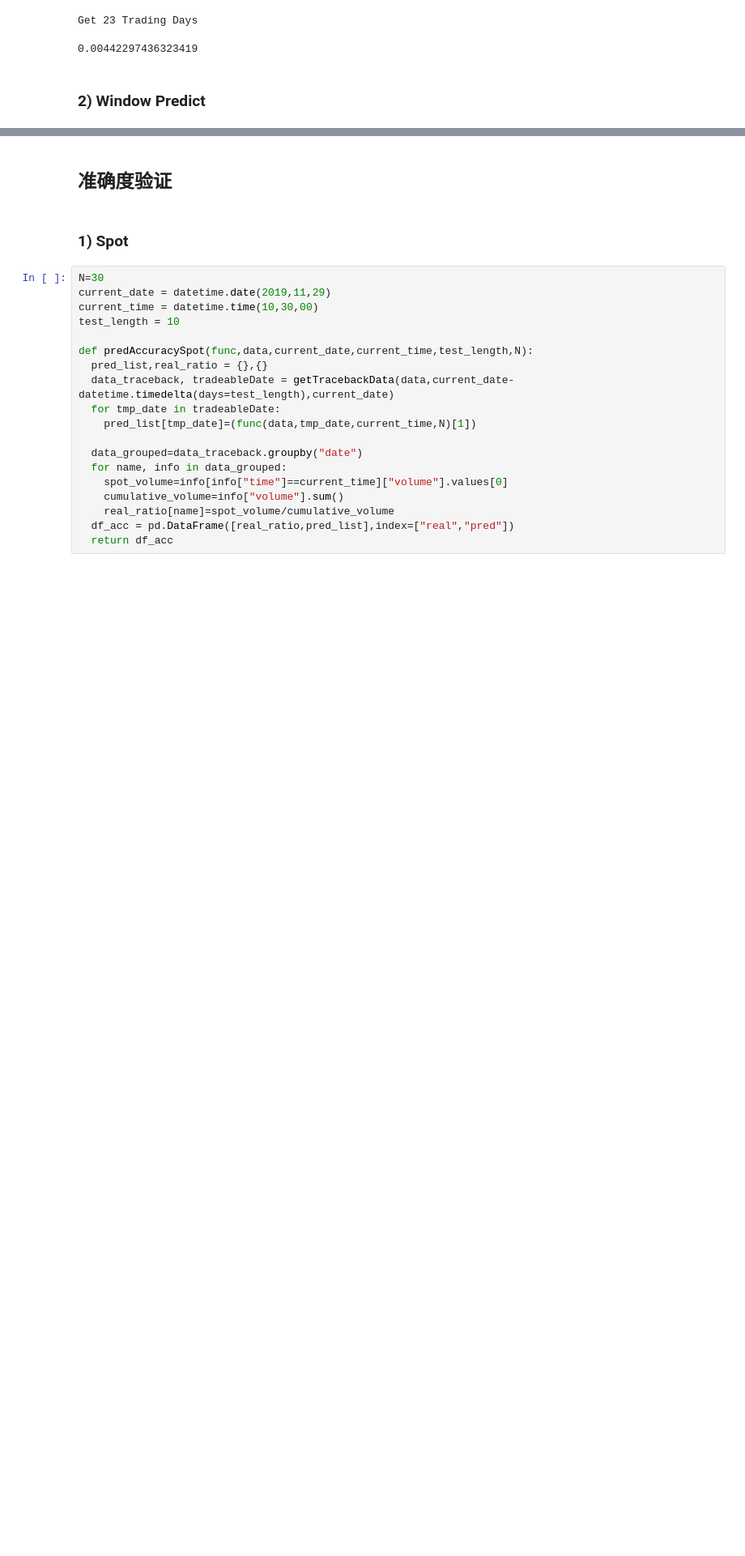
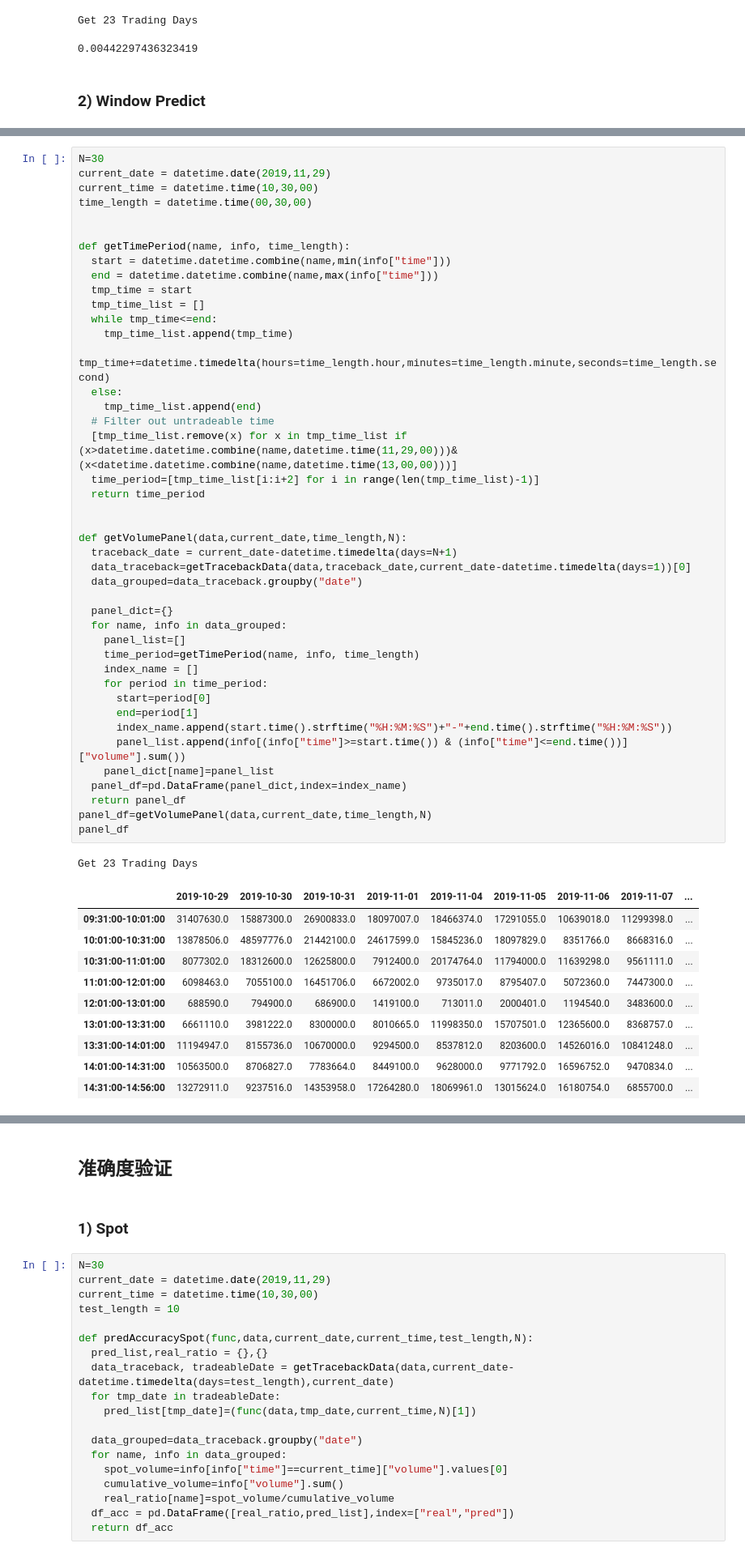
Before and after one commit to GehuaZhang/AlgoExecution, a Jupyter notebook: AlgoExecution.ipynb, the cells around one changed output, grey strips where cells are left out. Shown at 81% size. Drawn from its saved outputs; the diff is of its cells as text; blank space fills up the shorter version.

```diff
--- a/AlgoExecution.ipynb
+++ b/AlgoExecution.ipynb
@@ -195,0 +206,55 @@ Get 23 Trading Days
+# %%
+N=30
+current_date = datetime.date(2019,11,29)
+current_time = datetime.time(10,30,00)
+time_length = datetime.time(00,30,00)
+
+
+def getTimePeriod(name, info, time_length):
+  start = datetime.datetime.combine(name,min(info["time"]))
+  end = datetime.datetime.combine(name,max(info["time"]))
+  tmp_time = start
+  tmp_time_list = []
+  while tmp_time<=end:
+    tmp_time_list.append(tmp_time)
+    tmp_time+=datetime.timedelta(hours=time_length.hour,minutes=time_length.minute,seconds=time_length.second)
+  else:
+    tmp_time_list.append(end)
+  # Filter out untradeable time
+  [tmp_time_list.remove(x) for x in tmp_time_list if (x>datetime.datetime.combine(name,datetime.time(11,29,00)))&(x<datetime.datetime.combine(name,datetime.time(13,00,00)))]
+  time_period=[tmp_time_list[i:i+2] for i in range(len(tmp_time_list)-1)]
+  return time_period
+
+
+def getVolumePanel(data,current_date,time_length,N):
+  traceback_date = current_date-datetime.timedelta(days=N+1)
+  data_traceback=getTracebackData(data,traceback_date,current_date-datetime.timedelta(days=1))[0]
+  data_grouped=data_traceback.groupby("date")
+
+  panel_dict={}
+  for name, info in data_grouped:
+    panel_list=[]
+    time_period=getTimePeriod(name, info, time_length)
+    index_name = []
+    for period in time_period:
+      start=period[0]
+      end=period[1]
+      index_name.append(start.time().strftime("%H:%M:%S")+"-"+end.time().strftime("%H:%M:%S"))
+      panel_list.append(info[(info["time"]>=start.time()) & (info["time"]<=end.time())]["volume"].sum())
+    panel_dict[name]=panel_list
+  panel_df=pd.DataFrame(panel_dict,index=index_name)
+  return panel_df
+panel_df=getVolumePanel(data,current_date,time_length,N)
+panel_df
+# %% [output]
+Get 23 Trading Days
+|  | 2019-10-29 | 2019-10-30 | 2019-10-31 | 2019-11-01 | 2019-11-04 | 2019-11-05 | 2019-11-06 | 2019-11-07 | ... |
+| 09:31:00-10:01:00 | 31407630.0 | 15887300.0 | 26900833.0 | 18097007.0 | 18466374.0 | 17291055.0 | 10639018.0 | 11299398.0 | ... |
+| 10:01:00-10:31:00 | 13878506.0 | 48597776.0 | 21442100.0 | 24617599.0 | 15845236.0 | 18097829.0 | 8351766.0 | 8668316.0 | ... |
+| 10:31:00-11:01:00 | 8077302.0 | 18312600.0 | 12625800.0 | 7912400.0 | 20174764.0 | 11794000.0 | 11639298.0 | 9561111.0 | ... |
+| 11:01:00-12:01:00 | 6098463.0 | 7055100.0 | 16451706.0 | 6672002.0 | 9735017.0 | 8795407.0 | 5072360.0 | 7447300.0 | ... |
+| 12:01:00-13:01:00 | 688590.0 | 794900.0 | 686900.0 | 1419100.0 | 713011.0 | 2000401.0 | 1194540.0 | 3483600.0 | ... |
+| 13:01:00-13:31:00 | 6661110.0 | 3981222.0 | 8300000.0 | 8010665.0 | 11998350.0 | 15707501.0 | 12365600.0 | 8368757.0 | ... |
+| 13:31:00-14:01:00 | 11194947.0 | 8155736.0 | 10670000.0 | 9294500.0 | 8537812.0 | 8203600.0 | 14526016.0 | 10841248.0 | ... |
+| 14:01:00-14:31:00 | 10563500.0 | 8706827.0 | 7783664.0 | 8449100.0 | 9628000.0 | 9771792.0 | 16596752.0 | 9470834.0 | ... |
+| 14:31:00-14:56:00 | 13272911.0 | 9237516.0 | 14353958.0 | 17264280.0 | 18069961.0 | 13015624.0 | 16180754.0 | 6855700.0 | ... |
```
Also changed, not shown: parts of 16 cells of this notebook.
